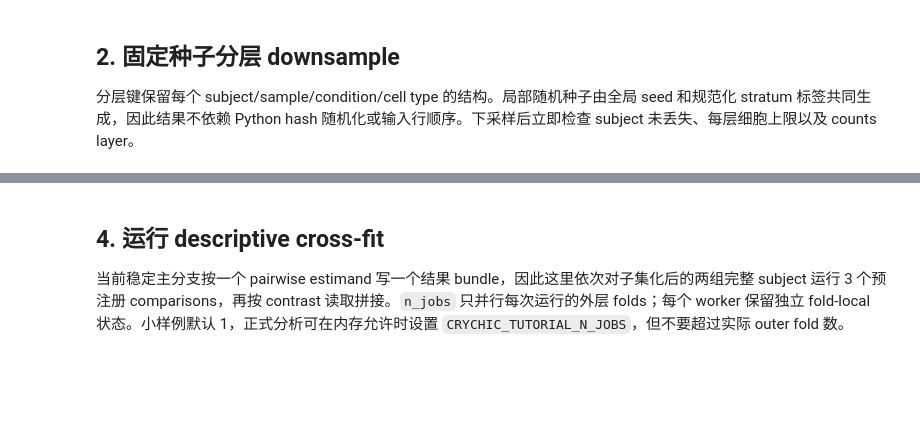
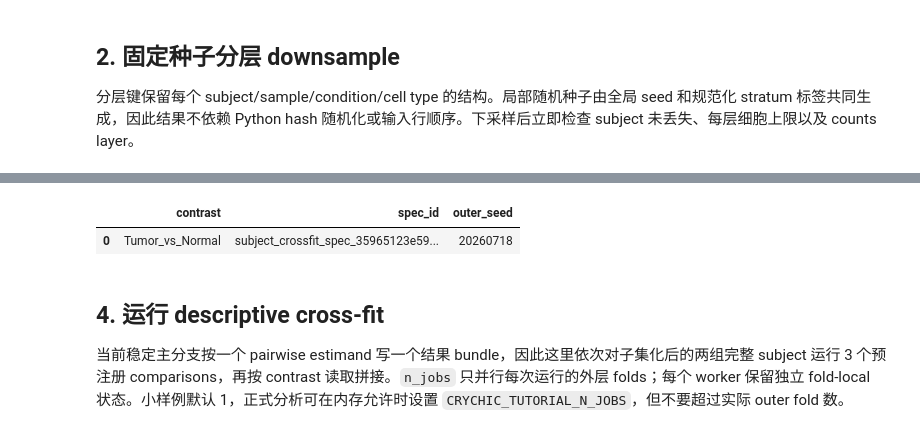
Before and after one commit to kehangzhang/CRYCHIC, a Jupyter notebook: tutorials/multigroup_differential_communication.ipynb, the cells around one changed output, grey strips where cells are left out. Cells and saved outputs as stored; diff of their text form; code cells hidden in the pictures; blank space fills up the shorter version.

```diff
--- a/tutorials/multigroup_differential_communication.ipynb
+++ b/tutorials/multigroup_differential_communication.ipynb
@@ -7,4 +7,5 @@
 # %%
+%%time
 from __future__ import annotations
 
 import hashlib
@@ -20,7 +21,7 @@ import pandas as pd
 from scipy import sparse
 
 import crychic
-from crychic.attribution import PenaltyTuningSpec
+from crychic.attribution import GainCalibrationSpec, PenaltyTuningSpec
 from crychic.design import balanced_contrast
 from crychic.resources import (
     GeneNamespace,
@@ -33,8 +34,19 @@ from crychic.resources import (
 from crychic.sender import ContrastCommonSenderParameters
 
 SEED = 20260718
+NOTEBOOK_STARTED = time.perf_counter()
 CONTEXT_KEY = "condition"
 CONTEXT_LEVELS = ("control", "dose_low", "dose_high")
+CONTEXT_LEVELS_VALUE = os.environ.get("CRYCHIC_MULTIGROUP_CONTEXT_LEVELS")
+MAX_CELL_TYPES = int(os.environ.get("CRYCHIC_TUTORIAL_MAX_CELL_TYPES", "3"))
+MAX_INTERACTIONS_VALUE = os.environ.get(
+    "CRYCHIC_TUTORIAL_MAX_INTERACTIONS", "500"
+)
+MAX_INTERACTIONS = (
+    None
+    if MAX_INTERACTIONS_VALUE.strip().lower() == "none"
+    else int(MAX_INTERACTIONS_VALUE)
+)
 MAX_CELLS_PER_STRATUM = int(
     os.environ.get("CRYCHIC_DOWNSAMPLE_CELLS_PER_STRATUM", "4")
 )
@@ -57,5 +69,6 @@ OVERWRITE_OUTPUT = True
 OUTPUT_ROOT.mkdir(parents=True, exist_ok=True)
 print(
     f"CRYCHIC {crychic.__version__}; seed={SEED}; "
-    f"max_cells_per_stratum={MAX_CELLS_PER_STRATUM}"
+    f"max_cells_per_stratum={MAX_CELLS_PER_STRATUM}; "
+    f"max_interactions={MAX_INTERACTIONS}"
 )
@@ -361,4 +517,5 @@ contrast_plan
 # %%
+%%time
 config = crychic.CrychicConfig(
     context_keys=(CONTEXT_KEY,),
     counts_layer="counts",
@@ -400,6 +557,14 @@ def build_pairwise_spec(
             minimum_explained_fraction=0.01,
         ),
         penalty_tuning_spec=tuning,
+        gain_calibration_spec=GainCalibrationSpec(
+            min_inner_folds=2,
+            min_subjects=4,
+            min_supported_families=1,
+            min_subjects_per_family=2,
+            min_positive_observations=4,
+            min_distinct_positive_gains=2,
+        ),
     )
 
 
@@ -426,3 +591,4 @@ pd.DataFrame(
         for name, spec in crossfit_specs.items()
     ]
 )
+# %% [output]
@@ -429,3 +597,5 @@ pd.DataFrame(
+|  | contrast | spec_id | outer_seed |
+| 0 | Tumor_vs_Normal | subject_crossfit_spec_35965123e59... | 20260718 |
 # %% [markdown]
 ## 4. 运行 descriptive cross-fit
 
```
Also changed, not shown: parts of 12 cells of this notebook, 2 other files.
